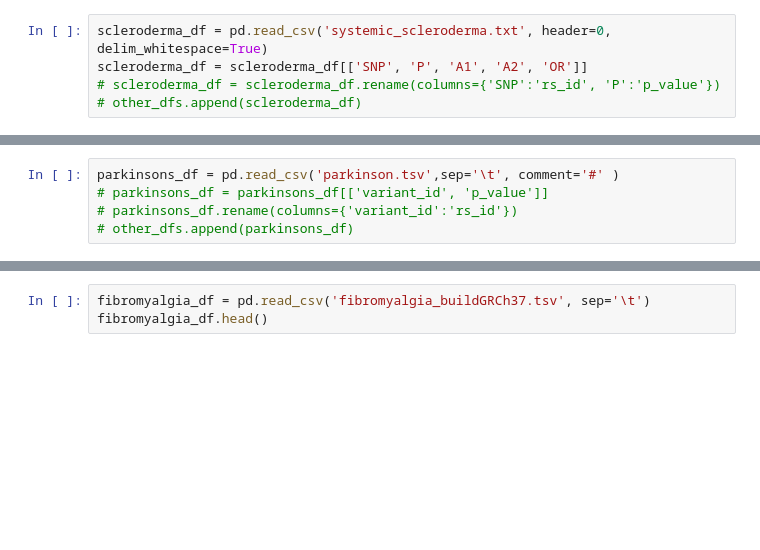
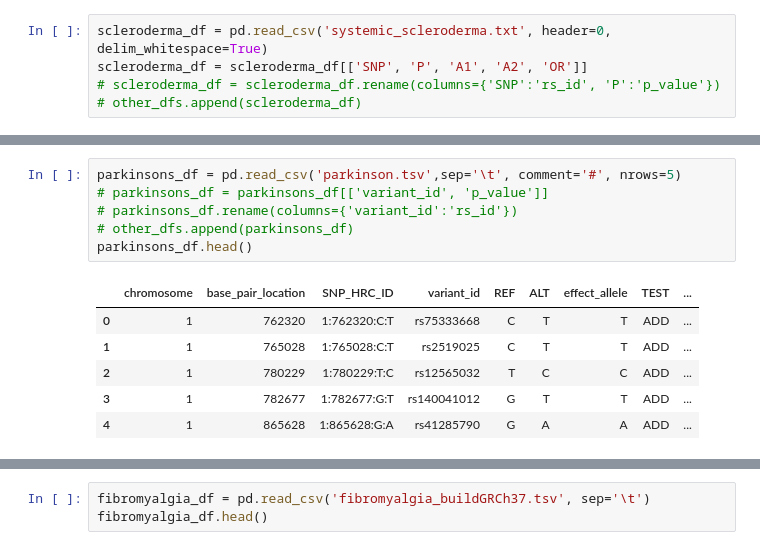
Before and after one commit to Aje026/Genetic-Overlap-in-Female-Biased-Disorders, a Jupyter notebook: GWAS_summary_statistics.ipynb, the cells around one changed output, grey strips where cells are left out. Drawn from its saved outputs; the diff is of its cells as text; blank space fills up the shorter version.

```diff
--- a/GWAS_summary_statistics.ipynb
+++ b/GWAS_summary_statistics.ipynb
@@ -88,5 +138,13 @@ other_dfs.append(ms_df)
 # %%
-parkinsons_df = pd.read_csv('parkinson.tsv',sep='\t', comment='#' )
+parkinsons_df = pd.read_csv('parkinson.tsv',sep='\t', comment='#', nrows=5)
 # parkinsons_df = parkinsons_df[['variant_id', 'p_value']]
 # parkinsons_df.rename(columns={'variant_id':'rs_id'})
 # other_dfs.append(parkinsons_df)
+parkinsons_df.head()
+# %% [output]
+|  | chromosome | base_pair_location | SNP_HRC_ID | variant_id | REF | ALT | effect_allele | TEST | ... |
+| 0 | 1 | 762320 | 1:762320:C:T | rs75333668 | C | T | T | ADD | ... |
+| 1 | 1 | 765028 | 1:765028:C:T | rs2519025 | C | T | T | ADD | ... |
+| 2 | 1 | 780229 | 1:780229:T:C | rs12565032 | T | C | C | ADD | ... |
+| 3 | 1 | 782677 | 1:782677:G:T | rs140041012 | G | T | T | ADD | ... |
+| 4 | 1 | 865628 | 1:865628:G:A | rs41285790 | G | A | A | ADD | ... |
```
Also changed, not shown: parts of 11 cells of this notebook, 4 other files.
